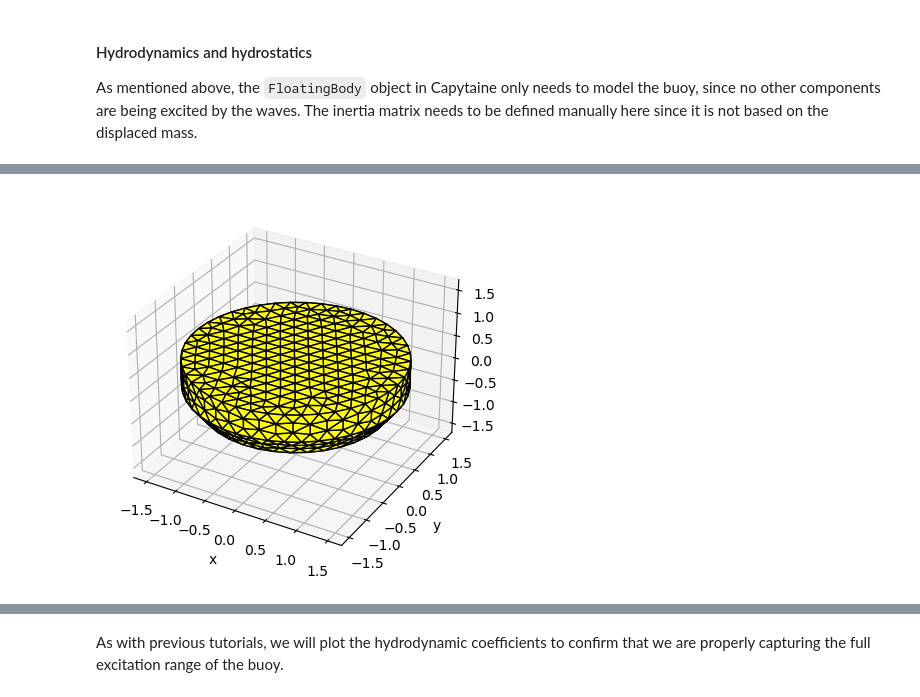
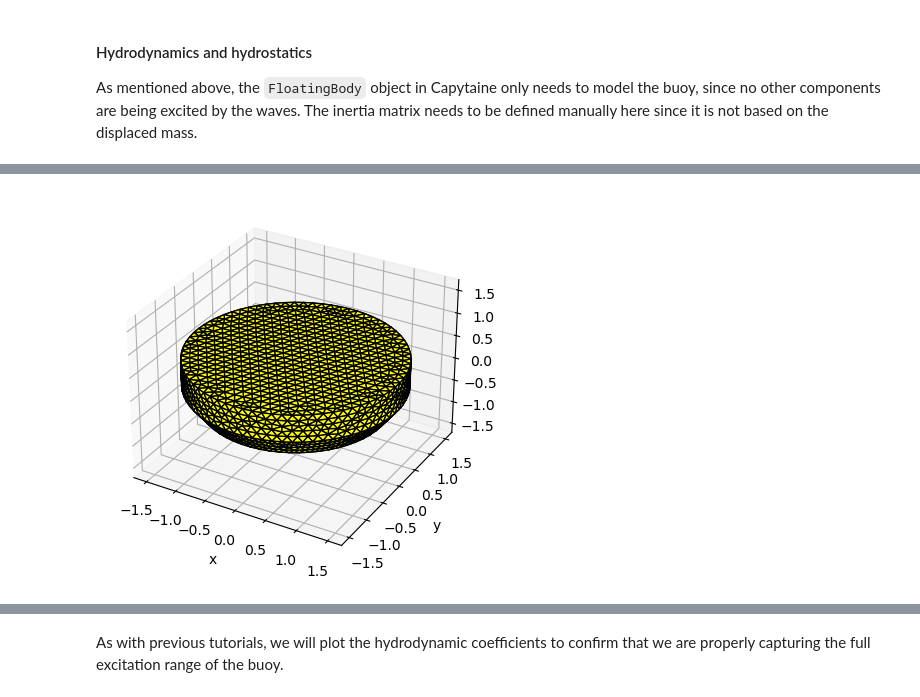
Before and after one commit to jtgrasb/WecOptTool, a Jupyter notebook: examples/tutorial_4_Pioneer.ipynb, the cells around one changed output, grey strips where cells are left out. Drawn from its saved outputs; the diff is of its cells as text; code cells hidden in the pictures.

```diff
--- a/examples/tutorial_4_Pioneer.ipynb
+++ b/examples/tutorial_4_Pioneer.ipynb
@@ -79,7 +79,7 @@ Next, the number of realizations
 # show nrealization convergence
 # %%
 nfreq = 300
-f1 = 3/nfreq # Hz
+f1 = 1.875/nfreq # Hz
 # %%
 # regular
 amplitude = 0.15
@@ -123,7 +123,7 @@ hull_geom = wot.geom.WaveBot(r1=130./2 * in2m,
                              h2=17.321 * in2m,
                              scale_factor=1,
                              freeboard=freeboard)
-mesh = hull_geom.mesh(mesh_size_factor=0.5)
+mesh = hull_geom.mesh(mesh_size_factor=0.3)
 _ = hull_geom.plot_cross_section()
 # %% [output]
 [figure]
@@ -172,7 +172,18 @@ We will explore how to capture these dynamics in WecOptTool in the following sec
 #### Hydrodynamics and hydrostatics
 As mentioned above, the `FloatingBody` object in Capytaine only needs to model the buoy, since no other components are being excited by the waves. The inertia matrix needs to be defined manually here since it is not based on the displaced mass.
 # %%
-pnr_fb = cpy.FloatingBody.from_meshio(mesh, name="Pioneer")
+# create mesh object from wavebot
+from capytaine.io.meshio import load_from_meshio
+
+mesh_obj = load_from_meshio(mesh, 'Pioneer')
+lid_pos = mesh_obj.lowest_lid_position(omega_max=nfreq*f1*2*np.pi*2)
+print(lid_pos)
+lid_pos = -4e-2 # overwrite lid position
+lid_mesh = mesh_obj.generate_lid(lid_pos)
+
+pnr_fb = cpy.FloatingBody(mesh=mesh_obj, lid_mesh=lid_mesh, name="Pioneer")
+
+#pnr_fb = cpy.FloatingBody.from_meshio(mesh, name="Pioneer")
 pnr_fb.add_rotation_dof(name='Pitch')
 pnr_fb.center_of_mass = np.array([0., 0., buoy_props['CG']])
 pnr_fb.rotation_center = pnr_fb.center_of_mass
@@ -190,4 +203,4 @@ WARNING:capytaine.bodies.bodies:The rotation dof Pitch has been initialized arou
-[figure, old version]
+[figure, new version]
 # %%
 rho = 1025. # kg/m^3
 freq = wot.frequency(f1, nfreq, False) # False -> no zero frequency
```
Also changed, not shown: parts of 17 cells of this notebook, 3 other files.
